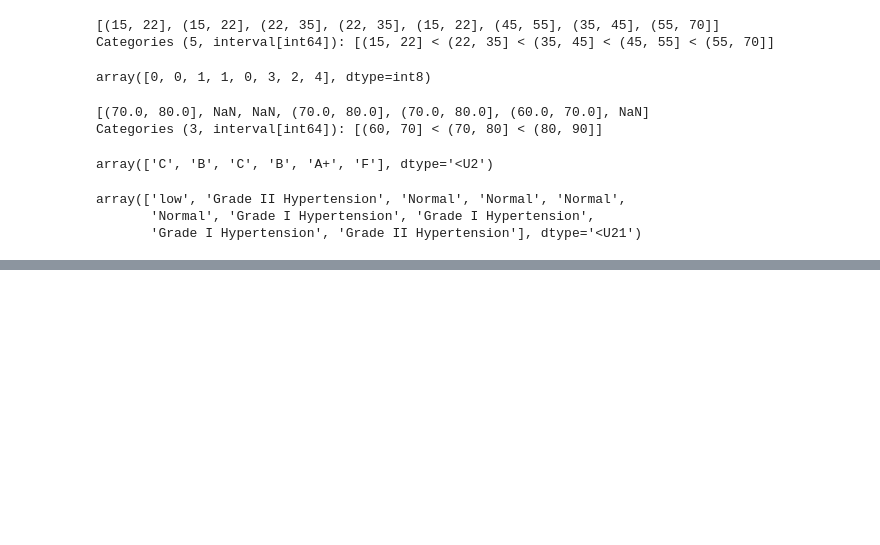
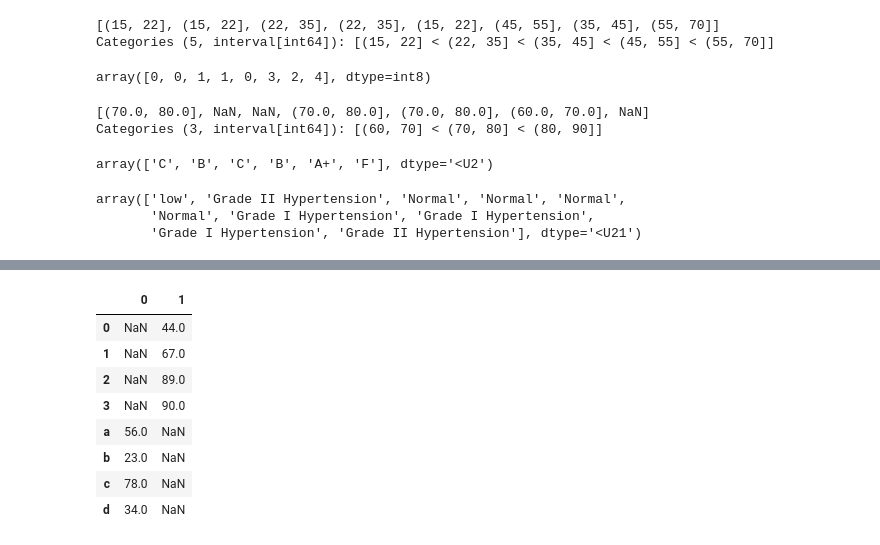
Before and after one commit to MuhammadHamzaAfzal/Python_Class_Work_jz, a Jupyter notebook: Pandas_8.ipynb, the cells around one changed output, grey strips where cells are left out. Drawn from its saved outputs; the diff is of its cells as text; code cells hidden in the pictures; blank space fills up the shorter version.

```diff
--- a/Pandas_8.ipynb
+++ b/Pandas_8.ipynb
@@ -49,0 +117,17 @@ array(['low', 'Grade II Hypertension', 'Normal', 'Normal', 'Normal',
+# %%
+a = pd.Series([23,34,56,78] , index = ["b", "d", "a", "c"])
+b = pd.Series([44,67,89,90])
+# %%
+x = pd.concat([a , b] , sort = True , axis = 1)
+# %%
+x
+# %% [output]
+|  | 0 | 1 |
+| 0 | NaN | 44.0 |
+| 1 | NaN | 67.0 |
+| 2 | NaN | 89.0 |
+| 3 | NaN | 90.0 |
+| a | 56.0 | NaN |
+| b | 23.0 | NaN |
+| c | 78.0 | NaN |
+| d | 34.0 | NaN |
```
Also changed, not shown: parts of 20 cells of this notebook.
